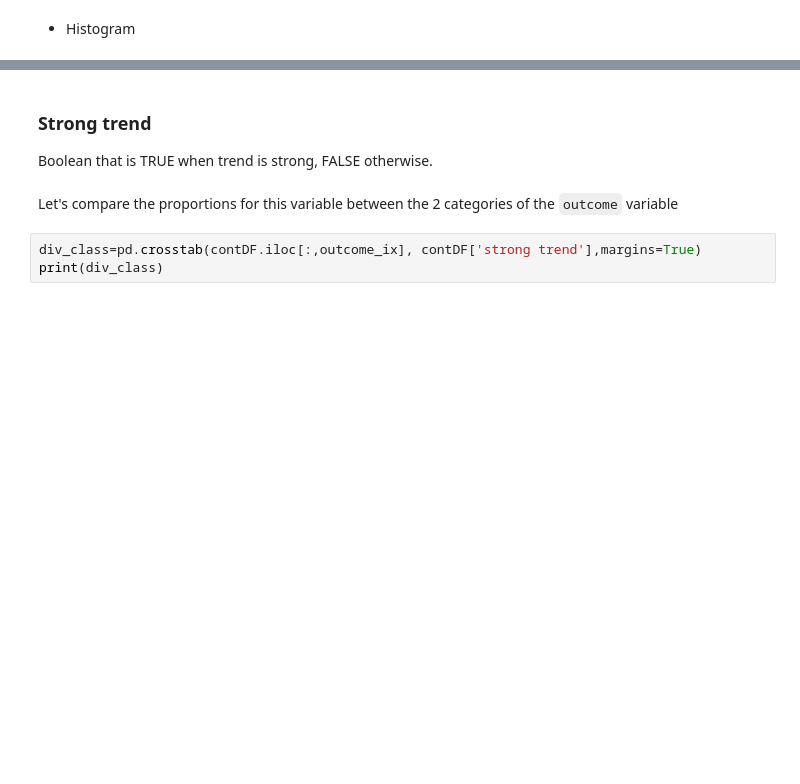
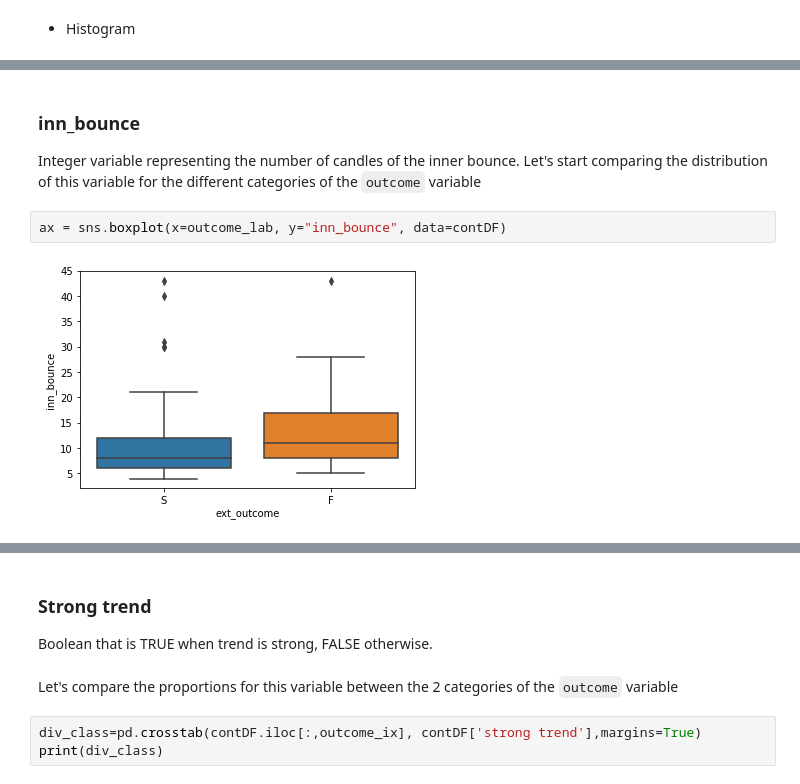
Before and after one commit to FOREXfunguru/FOREX, a Jupyter notebook: notebooks/Binary_classifier_using_ML.ipynb, the cells around one changed output, grey strips where cells are left out. Cells and saved outputs as stored; diff of their text form; blank space fills up the shorter version.

Commit message:
adding conclusions plus inn_bounce and indecission sections to the notebook

```diff
--- a/notebooks/Binary_classifier_using_ML.ipynb
+++ b/notebooks/Binary_classifier_using_ML.ipynb
@@ -328,0 +331,7 @@ axList=contDF['trend angle'].hist(by=contDF[outcome_lab],figsize=(20,5),bins=20)
+# %% [markdown]
+### inn_bounce
+Integer variable representing the number of candles of the inner bounce. Let's start comparing the distribution of this variable for the different categories of the `outcome` variable
+# %%
+ax = sns.boxplot(x=outcome_lab, y="inn_bounce", data=contDF)
+# %% [output]
+[figure, added]
```
Also changed, not shown: parts of 52 cells of this notebook.
